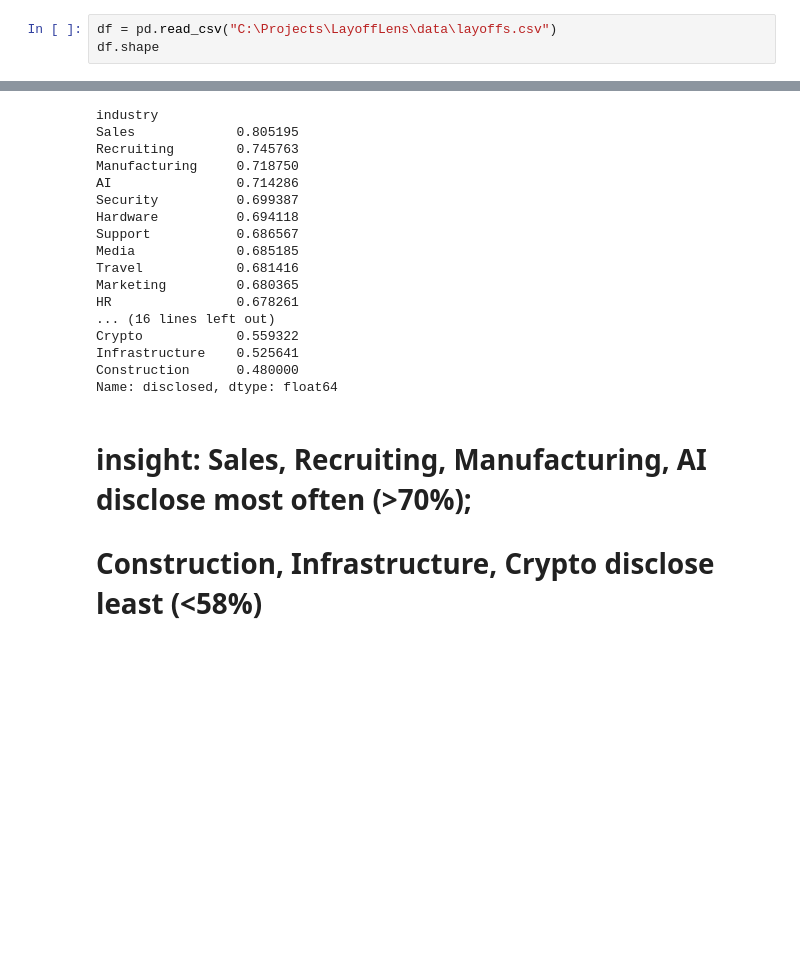
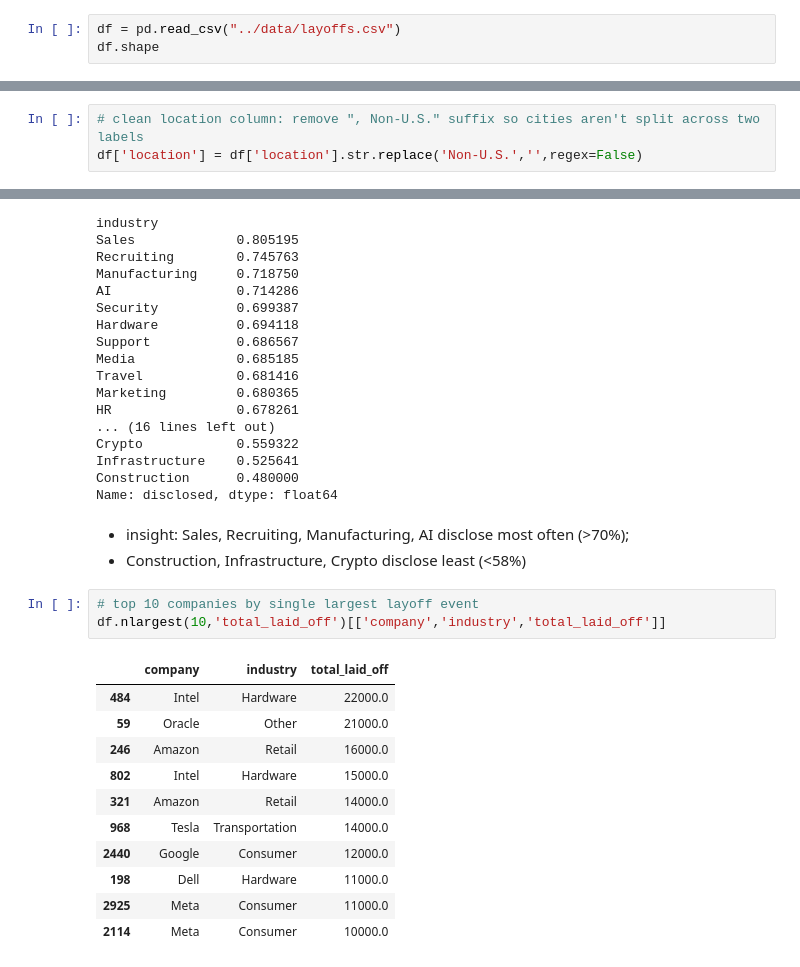
Before and after one commit to minnajoby/LayoffLens, a Jupyter notebook: notebooks/01_load_explore.ipynb, the cells around one changed output, grey strips where cells are left out. Saved outputs shown, nothing was run; the diff lists cells and outputs as text; blank space fills up the shorter version.

Commit message:
Complete EDA: top companies, country breakdown, India-specific analysis, location cleanup

```diff
--- a/notebooks/01_load_explore.ipynb
+++ b/notebooks/01_load_explore.ipynb
@@ -2,7 +2,7 @@
 import pandas as pd
 import matplotlib.pyplot as plt
 # %%
-df = pd.read_csv("C:\Projects\LayoffLens\data\layoffs.csv")
+df = pd.read_csv("../data/layoffs.csv")
 df.shape
 # %% [output]
 (4540, 11)
@@ -116,6 +116,9 @@ df['stage'].unique()
      'Subsidiary',              nan,       'Series H',       'Series J',
        'Series I']
 Length: 17, dtype: str
+# %%
+# clean location column: remove ", Non-U.S." suffix so cities aren't split across two labels
+df['location'] = df['location'].str.replace('Non-U.S.','',regex=False)
 # %%
 df[['total_laid_off','percentage_laid_off','funds_raised']].describe()
 # %% [output]
@@ -371,5 +372,20 @@ Infrastructure    0.525641
 Construction      0.480000
 Name: disclosed, dtype: float64
 # %% [markdown]
-# insight: Sales, Recruiting, Manufacturing, AI disclose most often (>70%);
-# Construction, Infrastructure, Crypto disclose least (<58%)
+- insight: Sales, Recruiting, Manufacturing, AI disclose most often (>70%);
+- Construction, Infrastructure, Crypto disclose least (<58%)
+# %%
+# top 10 companies by single largest layoff event
+df.nlargest(10,'total_laid_off')[['company','industry','total_laid_off']]
+# %% [output]
+|  | company | industry | total_laid_off |
+| 484 | Intel | Hardware | 22000.0 |
+| 59 | Oracle | Other | 21000.0 |
+| 246 | Amazon | Retail | 16000.0 |
+| 802 | Intel | Hardware | 15000.0 |
+| 321 | Amazon | Retail | 14000.0 |
+| 968 | Tesla | Transportation | 14000.0 |
+| 2440 | Google | Consumer | 12000.0 |
+| 198 | Dell | Hardware | 11000.0 |
+| 2925 | Meta | Consumer | 11000.0 |
+| 2114 | Meta | Consumer | 10000.0 |
```
Also changed, not shown: parts of 12 cells of this notebook.
